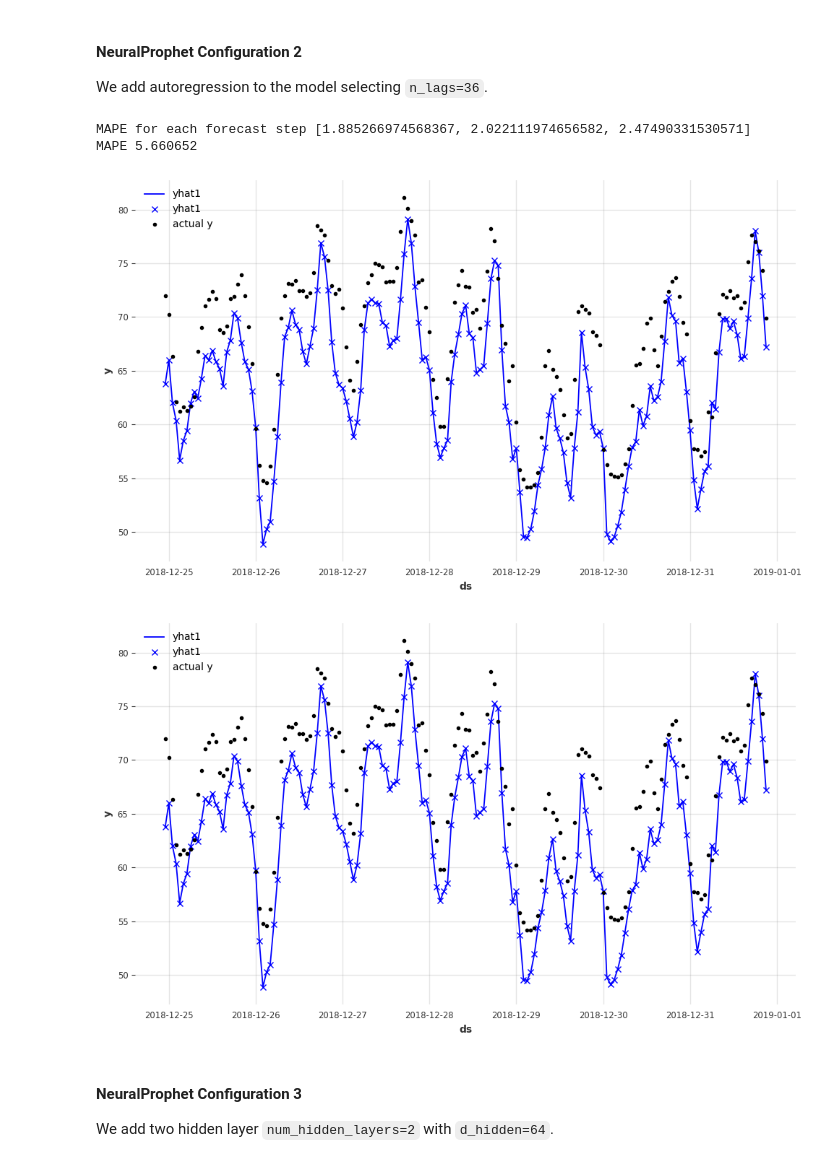
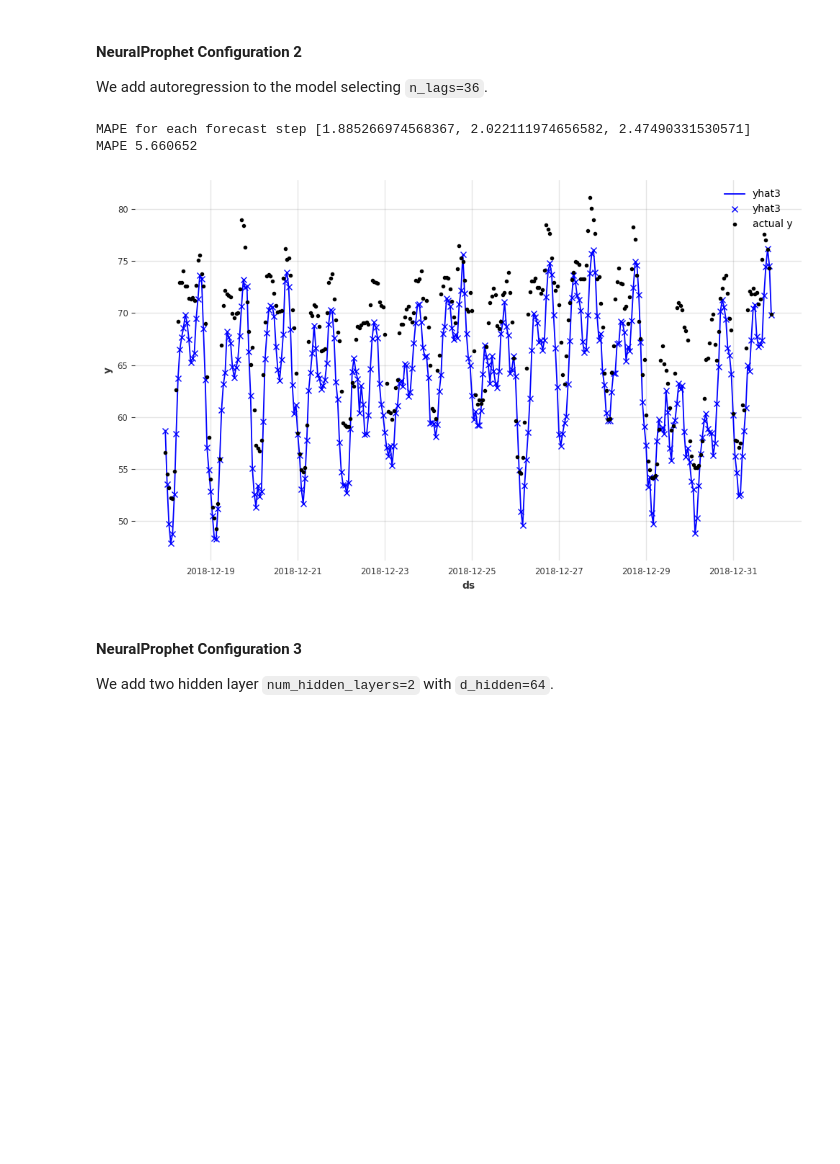
Before and after one commit to ourownstory/test-of-time, a Jupyter notebook: tutorials/SimpleBenchmark.ipynb, the cells around one changed output. Saved outputs shown, nothing was run; the diff lists cells and outputs as text; code cells hidden in the pictures; blank space fills up the shorter version.

```diff
--- a/tutorials/SimpleBenchmark.ipynb
+++ b/tutorials/SimpleBenchmark.ipynb
@@ -600,25 +593,24 @@ We add autoregression to the model selecting ``n_lags=36``.
 # %%
 set_random_seed(42)
 m = NeuralProphetModel.model_class(
     n_forecasts=N_FORECASTS,
     n_lags=36,
     daily_seasonality=True,
     learning_rate=LR,
     epochs=EPOCHS,
     n_changepoints=4,
     changepoints_range=1,
 )
 metrics_train = m.fit(df=df_train_energy, freq="H")
 forecast = m.predict(df=df_test_energy)
 MAPE, metric_test_list = calc_MAPE(forecast, df_test_energy)
 print('MAPE for each forecast step', test_metrics_list)
 print('MAPE', MAPE)
-m.plot(forecast, plotting_backend='plotly', forecast_in_focus=1)
+m.plot(forecast, plotting_backend='plotly', forecast_in_focus=N_FORECASTS)
 # %% [output]
 MAPE for each forecast step [1.885266974568367, 2.022111974656582, 2.47490331530571]
 MAPE 5.660652
-[figure, old version]
+[figure, new version]
-[figure, removed]
 # %% [markdown]
 #### NeuralProphet Configuration 3
 
```
Also changed, not shown: parts of 19 cells of this notebook.
